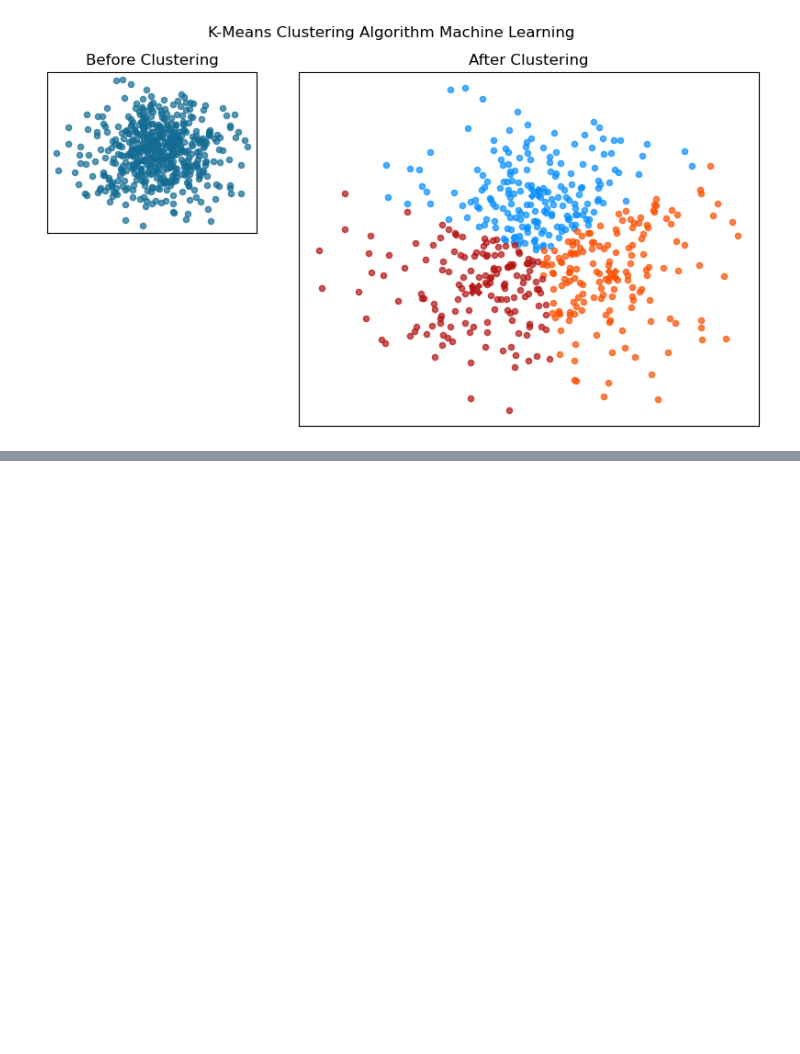
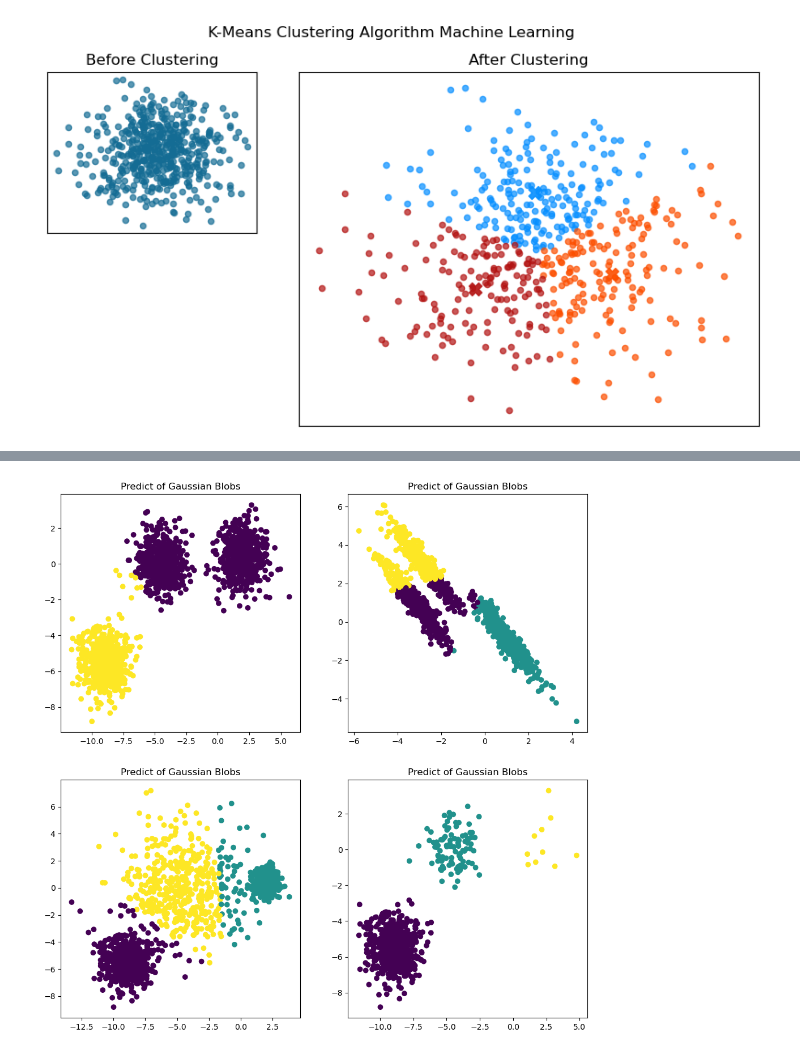
Before and after one commit to nguynlb/DataScience, a Jupyter notebook: MachineLearning/KMeans with Sklearn.ipynb, the cells around one changed output, grey strips where cells are left out. Cells and saved outputs as stored; diff of their text form; code cells hidden in the pictures; blank space fills up the shorter version.

```diff
--- a/MachineLearning/KMeans with Sklearn.ipynb
+++ b/MachineLearning/KMeans with Sklearn.ipynb
@@ -130,0 +187,29 @@ ax_after.set_title("After Clustering");
+# %%
+common_params = {
+    "n_init" : "auto",
+    "random_state": 111,
+    "init": "k-means++"
+}
+
+fig, axs = plt.subplots(nrows = 2, ncols = 2, figsize = (12, 12))
+
+y_pred = KMeans(n_clusters = 2 ).fit_predict(X)
+axs[0, 0].scatter(X[:, 0], X[:, 1], c=y_pred)
+axs[0, 0].set_title("Predict of Gaussian Blobs")
+
+y_pred = KMeans(n_clusters = 3).fit_predict(X_aniso)
+axs[0, 1].scatter(X_aniso[:, 0], X_aniso[:, 1], c=y_pred)
+axs[0, 1].set_title("Predict of Gaussian Blobs")
+
+y_pred = KMeans(n_clusters = 3, n_init = 10).fit_predict(X_varied)
+axs[1, 0].scatter(X_varied[:, 0], X_varied[:, 1], c=y_pred)
+axs[1, 0].set_title("Predict of Gaussian Blobs")
+
+y_pred = KMeans(n_clusters = 3, n_init = 10).fit_predict(X_filtered)
+axs[1, 1].scatter(X_filtered[:, 0], X_filtered[:, 1], c=y_pred)
+axs[1, 1].set_title("Predict of Gaussian Blobs");
+
+
+# plt.title("").set_y(0.95)
+# %% [output]
+[figure, added]
```
Also changed, not shown: parts of 9 cells of this notebook.
